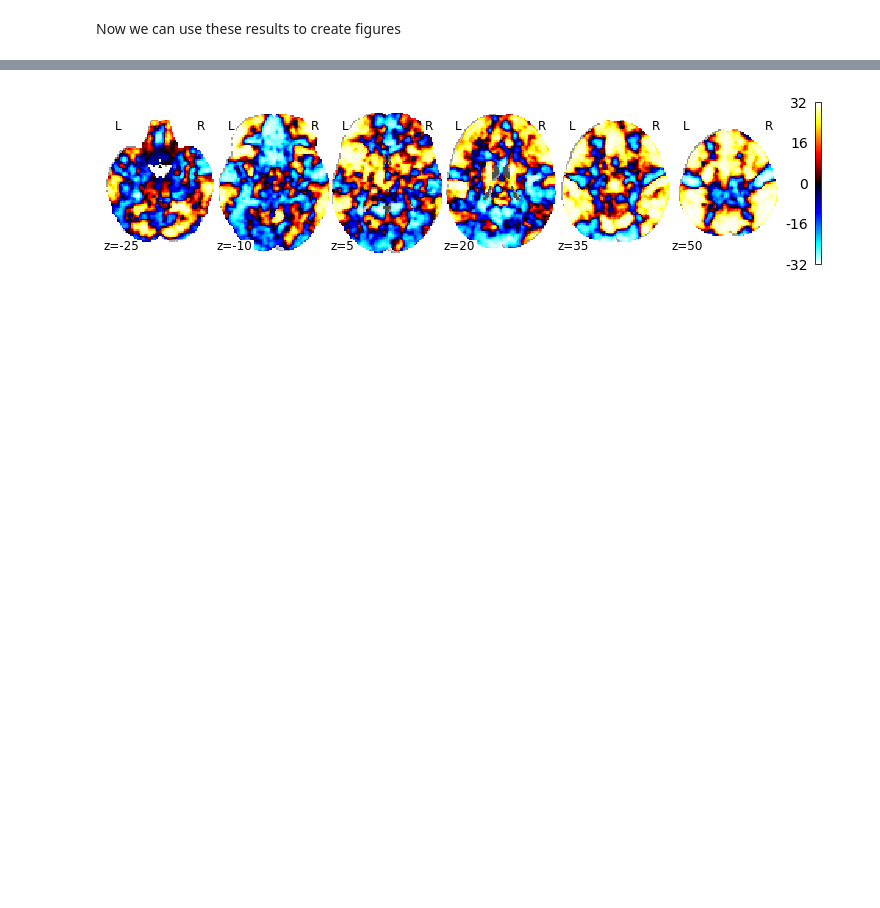
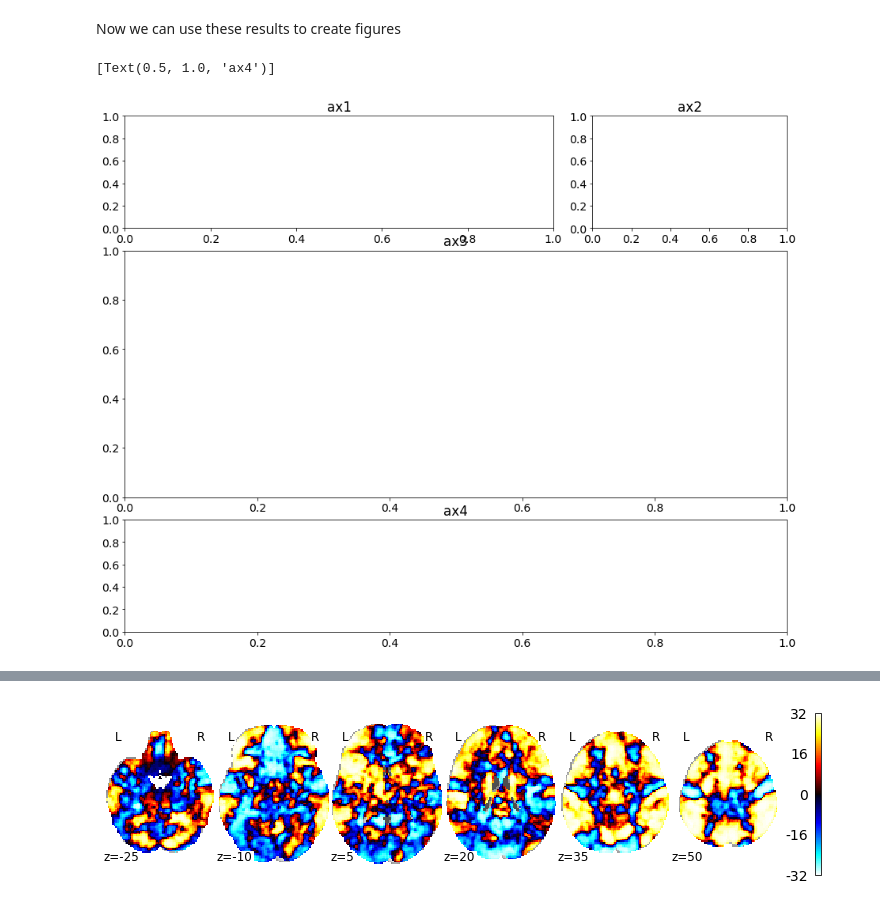
Before and after one commit to koudyk/narps_meta, a Jupyter notebook: analyses/Analysis_I-evaluating_the_problem.ipynb, the cells around one changed output, grey strips where cells are left out. Saved outputs shown, nothing was run; the diff lists cells and outputs as text; code cells hidden in the pictures; blank space fills up the shorter version.

```diff
--- a/analyses/Analysis_I-evaluating_the_problem.ipynb
+++ b/analyses/Analysis_I-evaluating_the_problem.ipynb
@@ -674,5 +649,26 @@ if run_long_analyses:
 # %% [markdown]
 Now we can use these results to create figures
+# %%
+from matplotlib.gridspec import GridSpec
+
+letter_font_size = 25
+font = {'size'   : 14}
+matplotlib.rc('font', **font)
+
+fig = plt.figure(figsize=(15,12))
+gs = GridSpec(4,3, figure=fig)
+ax1 = plt.subplot(gs[0, 0:2])
+ax2 = plt.subplot(gs[0, 2])
+ax3 = plt.subplot(gs[1:3, 0:3])
+ax4 = plt.subplot(gs[3, :])
+
+ax1.set(title='ax1')
+ax2.set(title='ax2')
+ax3.set(title='ax3')
+ax4.set(title='ax4')
+# %% [output]
+[Text(0.5, 1.0, 'ax4')]
+[figure, added]
 # %%
 from matplotlib.gridspec import GridSpec
 
```
Also changed, not shown: parts of 10 cells of this notebook, 1 other file.
